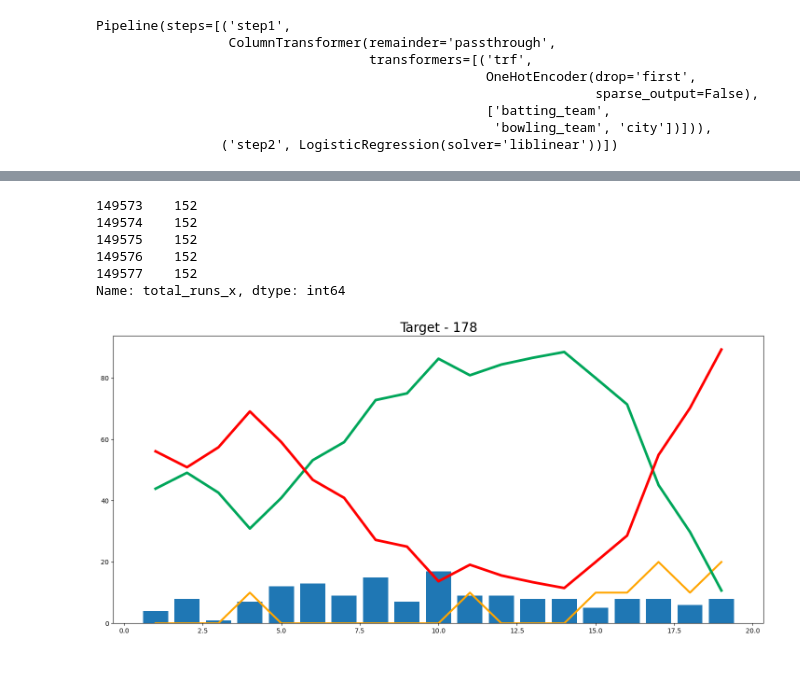
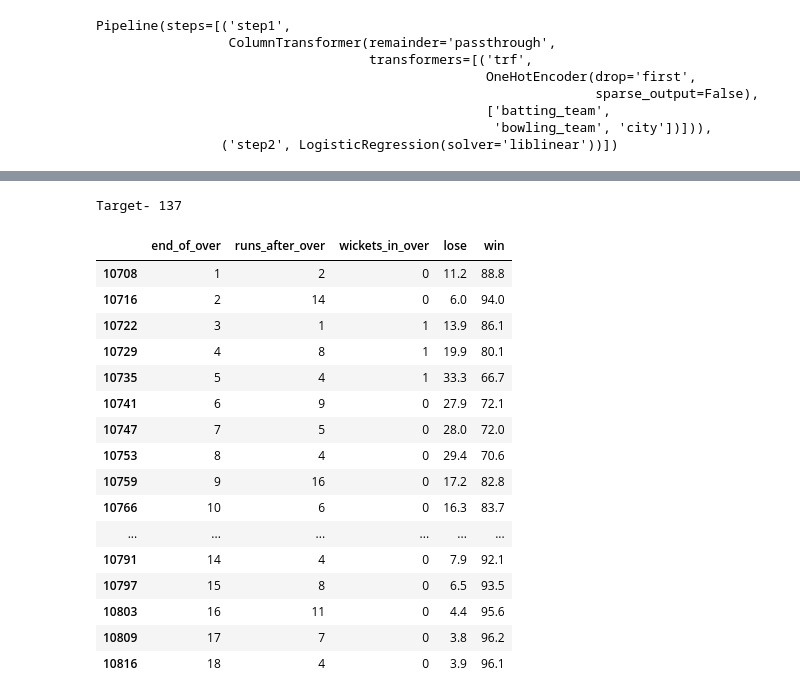
Before and after one commit to abhaygzb15/IPL-Win-Probability-Predictor, a Jupyter notebook: IPL Win Predictor.ipynb, the cells around one changed output, grey strips where cells are left out. Saved outputs shown, nothing was run; the diff lists cells and outputs as text; code cells hidden in the pictures; blank space fills up the shorter version.

```diff
--- a/IPL Win Predictor.ipynb
+++ b/IPL Win Predictor.ipynb
@@ -654,3 +613,0 @@ def match_progression(x_df,match_id,pipe):
-# %%
-temp_df,target=match_progression(deliveries_df,74,pipe)
-temp_df
@@ -692,9 +613,0 @@ deliveries_df
-# %%
-deliveries_df['total_runs_x'].tail()
-# %% [output]
-149573    152
-149574    152
-149575    152
-149576    152
-149577    152
-Name: total_runs_x, dtype: int64
@@ -703,10 +613,0 @@ import matplotlib.pyplot as plt
-# %%
-plt.figure(figsize=(18,8))
-plt.plot(temp_df['end_of_over'],temp_df['wickets_in_over']*10,color='orange',linewidth=3)
-plt.plot(temp_df['end_of_over'],temp_df['win'],color='#00a65a',linewidth=4)
-plt.plot(temp_df['end_of_over'],temp_df['lose'],color='red',linewidth=4)
-plt.bar(temp_df['end_of_over'],temp_df['runs_after_over'])
-plt.title('Target - '+str(target),size=20)
-plt.show()
-# %% [output]
-[figure, removed]
@@ -712,0 +654,22 @@ plt.show()
+# %%
+temp_df,target=match_progression(deliveries_df,75,pipe)
+temp_df
+# %% [output]
+Target- 137
+|  | end_of_over | runs_after_over | wickets_in_over | lose | win |
+| 10708 | 1 | 2 | 0 | 11.2 | 88.8 |
+| 10716 | 2 | 14 | 0 | 6.0 | 94.0 |
+| 10722 | 3 | 1 | 1 | 13.9 | 86.1 |
+| 10729 | 4 | 8 | 1 | 19.9 | 80.1 |
+| 10735 | 5 | 4 | 1 | 33.3 | 66.7 |
+| 10741 | 6 | 9 | 0 | 27.9 | 72.1 |
+| 10747 | 7 | 5 | 0 | 28.0 | 72.0 |
+| 10753 | 8 | 4 | 0 | 29.4 | 70.6 |
+| 10759 | 9 | 16 | 0 | 17.2 | 82.8 |
+| 10766 | 10 | 6 | 0 | 16.3 | 83.7 |
+| ... | ... | ... | ... | ... | ... |
+| 10791 | 14 | 4 | 0 | 7.9 | 92.1 |
+| 10797 | 15 | 8 | 0 | 6.5 | 93.5 |
+| 10803 | 16 | 11 | 0 | 4.4 | 95.6 |
+| 10809 | 17 | 7 | 0 | 3.8 | 96.2 |
+| 10816 | 18 | 4 | 0 | 3.9 | 96.1 |
```
Also changed, not shown: parts of 19 cells of this notebook, 1 other file.
